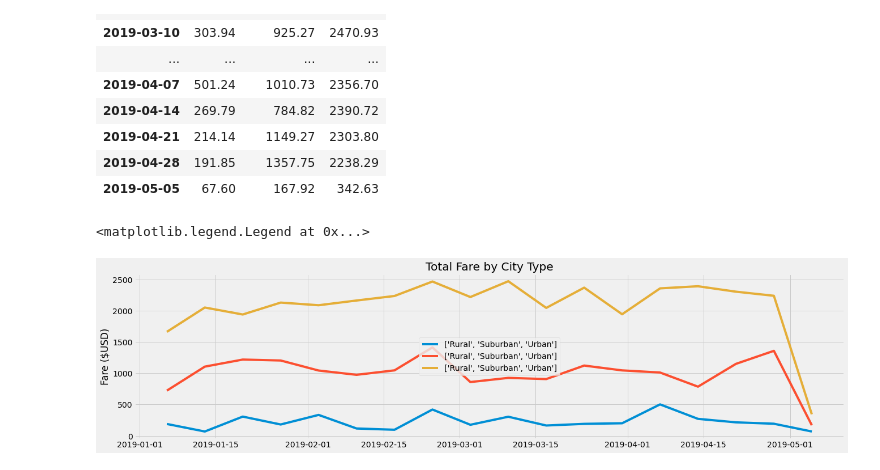
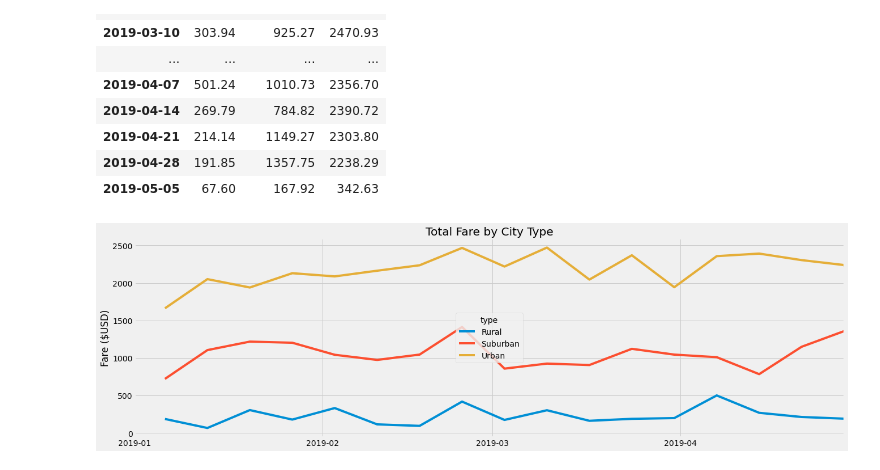
Before and after one commit to smacpherson2021/PyBer_Analysis, a Jupyter notebook: PyBer_Challenge.ipynb, the cells around one changed output. Saved outputs shown, nothing was run; the diff lists cells and outputs as text; code cells hidden in the pictures.

```diff
--- a/PyBer_Challenge.ipynb
+++ b/PyBer_Challenge.ipynb
@@ -211,17 +222,23 @@ weekly_df
 # %%
 # 8. Using the object-oriented interface method, plot the resample DataFrame using the df.plot() function.
 
 # Import the style from Matplotlib.
 from matplotlib import style
 # Use the graph style fivethirtyeight.
 style.use('fivethirtyeight')
 
-fig, ax=plt.subplots(figsize =(20,5))
-ax.plot(weekly_df, label=['Rural','Suburban','Urban'])
+fig, ax=plt.subplots(figsize =(20,6))
+ax.plot(weekly_df)
 ax.set_title("Total Fare by City Type")
 ax.set_ylabel("Fare ($USD)")
-#ax.set_xlim('2019-01-01','2019-04-29')
-ax.legend()
+ax.set_xlim(pd.to_datetime('2019-01-01'), pd.to_datetime('2019-04-28'))
+ax.legend(['Rural','Suburban','Urban'], title="type", loc='center')
+
+# Format the x axis
+import matplotlib.dates as mdates
+ax.xaxis.set_major_locator(mdates.MonthLocator())
+ax.xaxis.set_major_formatter(mdates.DateFormatter('%Y-%m'))
+
+plt.savefig("analysis/Fig8.png")
 # %% [output]
-<matplotlib.legend.Legend at 0x...>
-[figure, old version]
+[figure, new version]
```
Also changed, not shown: parts of 2 cells of this notebook, 1 other file.
